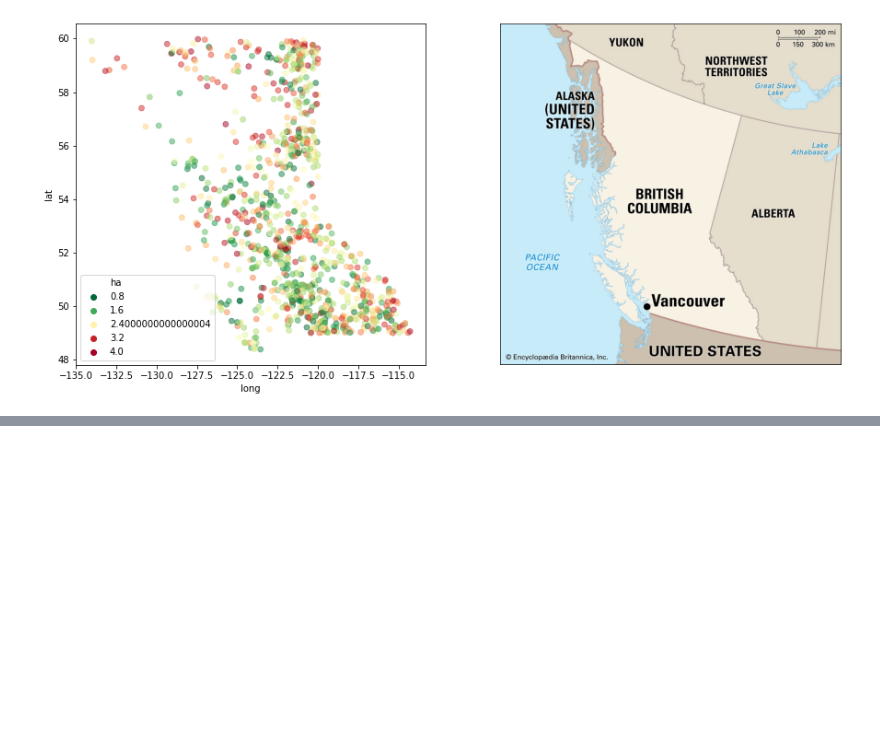
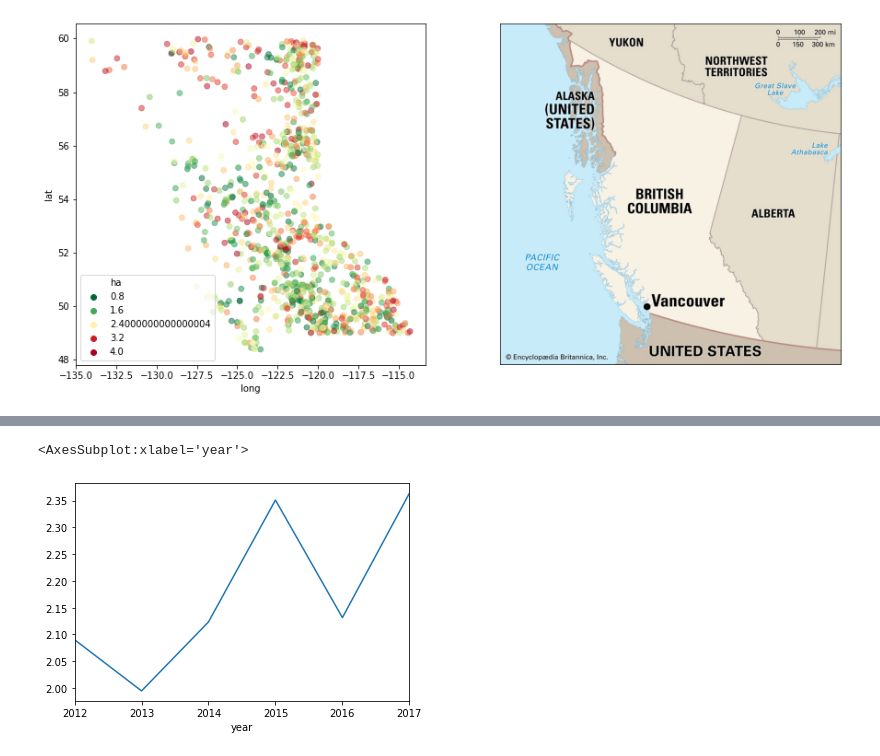
Before and after one commit to jvanzalk/wildfire-size-analysis, a Jupyter notebook: EDA_Plus_Feature_Engineering.ipynb, the cells around one changed output, grey strips where cells are left out. Drawn from its saved outputs; the diff is of its cells as text; code cells hidden in the pictures; blank space fills up the shorter version.

```diff
--- a/EDA_Plus_Feature_Engineering.ipynb
+++ b/EDA_Plus_Feature_Engineering.ipynb
@@ -146,0 +170,6 @@ plt.show()
+# %%
+# Fire size variation by year
+df.groupby('year').mean()['ha'].plot()
+# %% [output]
+<AxesSubplot:xlabel='year'>
+[figure, added]
```
Also changed, not shown: parts of 3 cells of this notebook, 1 other file.
